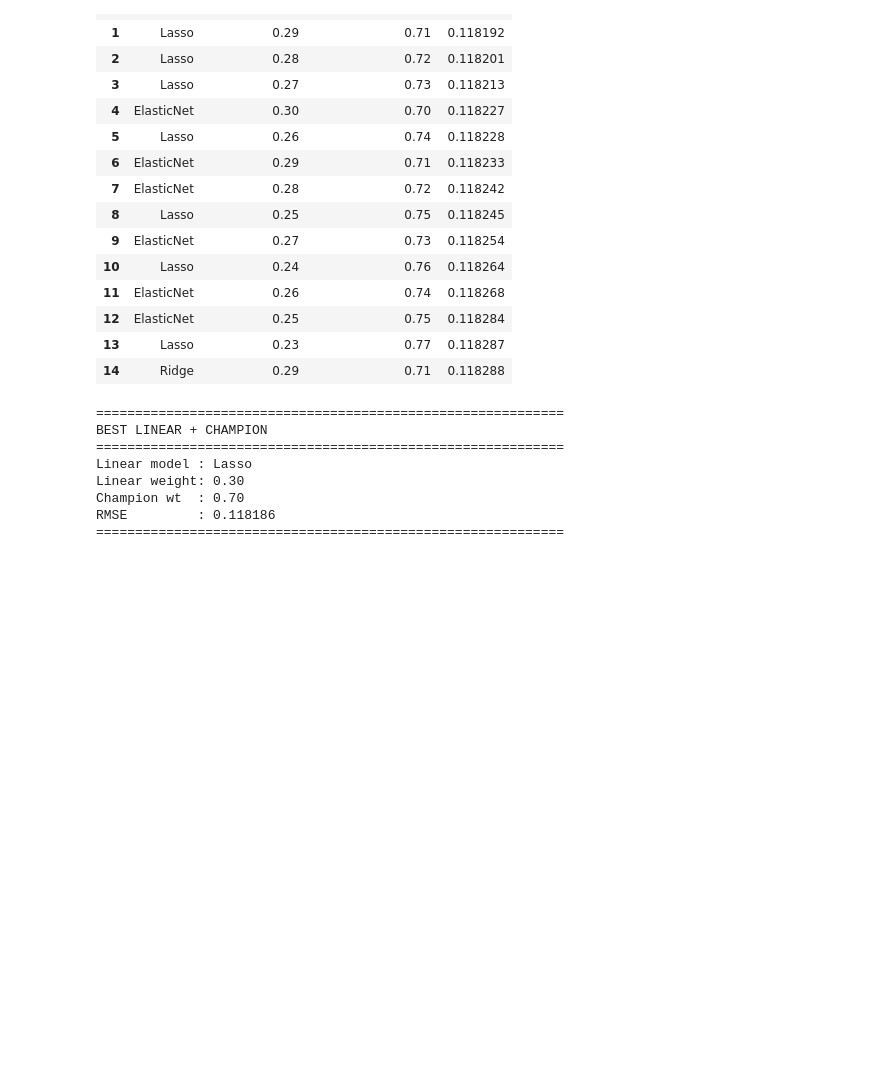
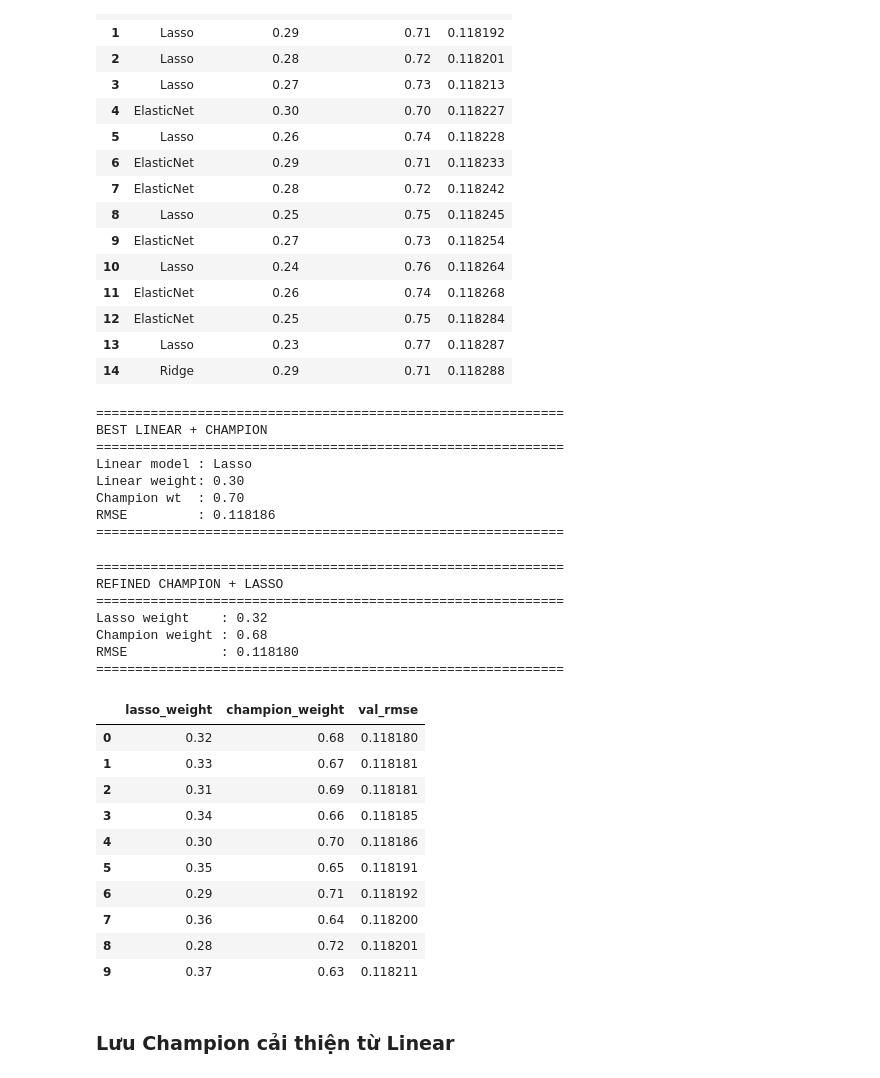
Before and after one commit to SGHPK0905/DeepLearning_3SV_DDU1231, a Jupyter notebook: BaitapNhom/Lab02/experiments/house_mlp_v1/Son_notebook/house_v2.ipynb, the cells around one changed output. Saved outputs shown, nothing was run; the diff lists cells and outputs as text; code cells hidden in the pictures; blank space fills up the shorter version.

Commit message:
Tuan02/Lab02/Lưu Champion từ CHAMPION + LASSO

```diff
--- a/BaitapNhom/Lab02/experiments/house_mlp_v1/Son_notebook/house_v2.ipynb
+++ b/BaitapNhom/Lab02/experiments/house_mlp_v1/Son_notebook/house_v2.ipynb
@@ -2470,3 +2470,77 @@ Linear weight: 0.30
 Champion wt  : 0.70
 RMSE         : 0.118186
 ============================================================
+# %%
+# ================= REFINE CHAMPION + LASSO =================
+
+lasso_refine_results = []
+
+for w_lasso in np.arange(0.20, 0.61, 0.01):
+
+    w_champion = 1.0 - w_lasso
+
+    pred = (
+        w_champion * champion_pred
+        + w_lasso * lasso_val_pred
+    )
+
+    rmse = np.sqrt(
+        mean_squared_error(
+            y_val,
+            pred
+        )
+    )
+
+    lasso_refine_results.append({
+        "lasso_weight": round(w_lasso, 2),
+        "champion_weight": round(w_champion, 2),
+        "val_rmse": rmse
+    })
+
+lasso_refine_df = pd.DataFrame(
+    lasso_refine_results
+).sort_values(
+    "val_rmse"
+).reset_index(drop=True)
+
+best_lasso_blend = lasso_refine_df.iloc[0]
+
+print("=" * 60)
+print("REFINED CHAMPION + LASSO")
+print("=" * 60)
+print(
+    f"Lasso weight    : "
+    f"{best_lasso_blend['lasso_weight']:.2f}"
+)
+print(
+    f"Champion weight : "
+    f"{best_lasso_blend['champion_weight']:.2f}"
+)
+print(
+    f"RMSE            : "
+    f"{best_lasso_blend['val_rmse']:.6f}"
+)
+print("=" * 60)
+
+display(lasso_refine_df.head(10))
+# %% [output]
+============================================================
+REFINED CHAMPION + LASSO
+============================================================
+Lasso weight    : 0.32
+Champion weight : 0.68
+RMSE            : 0.118180
+============================================================
+|  | lasso_weight | champion_weight | val_rmse |
+| 0 | 0.32 | 0.68 | 0.118180 |
+| 1 | 0.33 | 0.67 | 0.118181 |
+| 2 | 0.31 | 0.69 | 0.118181 |
+| 3 | 0.34 | 0.66 | 0.118185 |
+| 4 | 0.30 | 0.70 | 0.118186 |
+| 5 | 0.35 | 0.65 | 0.118191 |
+| 6 | 0.29 | 0.71 | 0.118192 |
+| 7 | 0.36 | 0.64 | 0.118200 |
+| 8 | 0.28 | 0.72 | 0.118201 |
+| 9 | 0.37 | 0.63 | 0.118211 |
+# %% [markdown]
+### Lưu Champion cải thiện từ Linear
```
Also changed, not shown: parts of 1 cell of this notebook.
